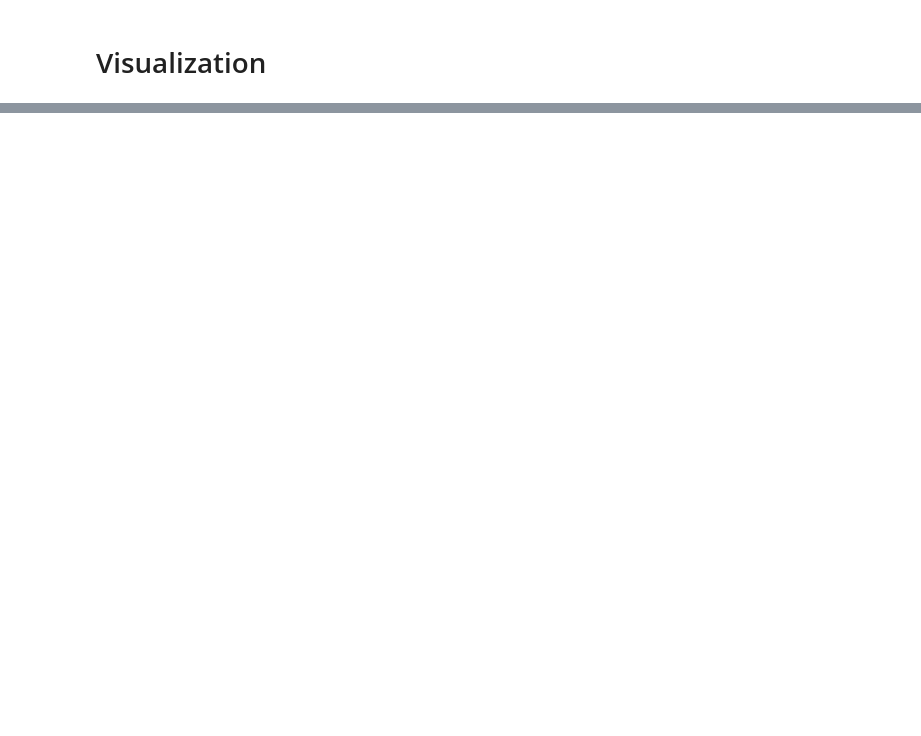
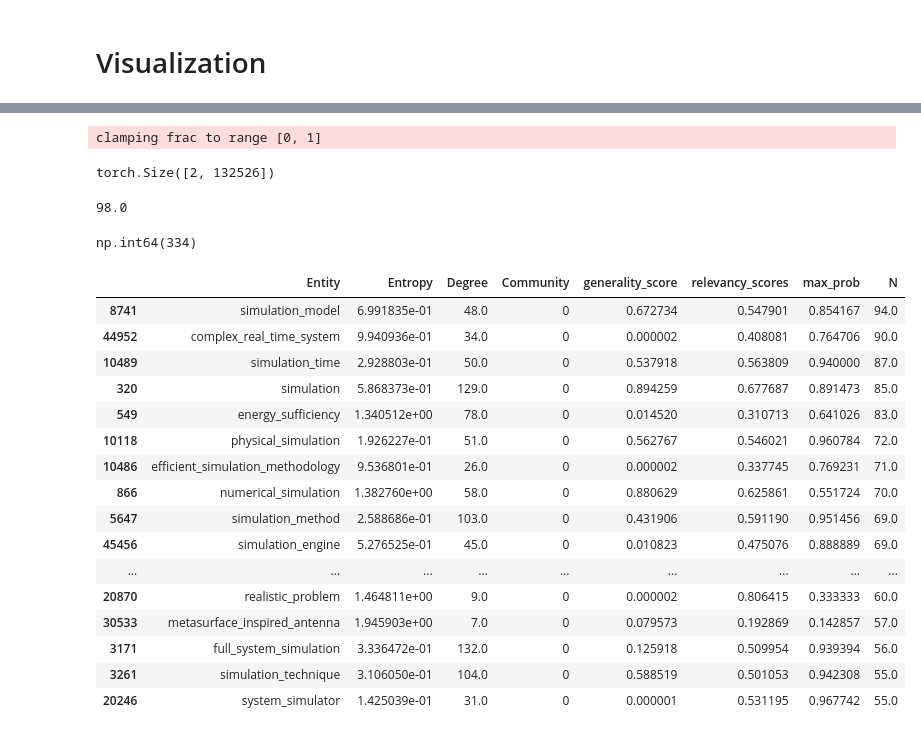
Before and after one commit to abdelnour13/ExMap, a Jupyter notebook: notebooks/Evaluation_SSL.ipynb, the cells around one changed output, grey strips where cells are left out. Cells and saved outputs as stored; diff of their text form; code cells hidden in the pictures; blank space fills up the shorter version.

```diff
--- a/notebooks/Evaluation_SSL.ipynb
+++ b/notebooks/Evaluation_SSL.ipynb
@@ -536,0 +713,58 @@ array([[0.2 ],
+# %%
+louvain = Leiden(resolution=10)
+
+edge_index, weights = generate_threshold_based_graph(E, 0.7)
+print(edge_index.shape)
+edge_index, weights = gnn_utils.remove_self_loops(edge_index, weights)
+g_data = from_edge_list(edge_index.t().tolist())
+p = louvain.fit_predict_proba(g_data)
+i = p.argmax(-1)
+# %% [output]
+clamping frac to range [0, 1]
+torch.Size([2, 132526])
+# %%
+entities = np.array([e.id for e in graph._nodes['Entity']._nodes])
+scores =  graph._nodes['Entity']._features['generality_scores'].numpy()
+# %%
+graph._nodes['Entity'].get_node('parameter').properties['degree']
+# %% [output]
+98.0
+# %%
+def entropy(p : Tensor) -> Tensor:
+    return - torch.sum(p * torch.log(p + 1e-6), dim=-1)
+# %%
+df = pd.DataFrame(data={
+    "Entity" : entities,
+    "Entropy" : entropy(torch.from_numpy(p)).numpy(),
+    "Degree" : gnn_utils.degree(edge_index[0], num_nodes=E.shape[0]) + gnn_utils.degree(edge_index[1], num_nodes=E.shape[0]),
+    "Community" : i,
+    "generality_score" : graph._nodes['Entity']._features['generality_scores'],
+    "relevancy_scores" : graph._nodes['Entity']._features['relevancy_scores'],
+    "max_prob" : p.max(axis=-1),
+    "N" : N
+})
+# %%
+index = df['Community'].value_counts()
+np.sum(index >= 50)
+# %% [output]
+np.int64(334)
+# %%
+df[df['Community'] == 0].sort_values(by='N', ascending=False).head(20)
+# %% [output]
+|  | Entity | Entropy | Degree | Community | generality_score | relevancy_scores | max_prob | N |
+| 8741 | simulation_model | 6.991835e-01 | 48.0 | 0 | 0.672734 | 0.547901 | 0.854167 | 94.0 |
+| 44952 | complex_real_time_system | 9.940936e-01 | 34.0 | 0 | 0.000002 | 0.408081 | 0.764706 | 90.0 |
+| 10489 | simulation_time | 2.928803e-01 | 50.0 | 0 | 0.537918 | 0.563809 | 0.940000 | 87.0 |
+| 320 | simulation | 5.868373e-01 | 129.0 | 0 | 0.894259 | 0.677687 | 0.891473 | 85.0 |
+| 549 | energy_sufficiency | 1.340512e+00 | 78.0 | 0 | 0.014520 | 0.310713 | 0.641026 | 83.0 |
+| 10118 | physical_simulation | 1.926227e-01 | 51.0 | 0 | 0.562767 | 0.546021 | 0.960784 | 72.0 |
+| 10486 | efficient_simulation_methodology | 9.536801e-01 | 26.0 | 0 | 0.000002 | 0.337745 | 0.769231 | 71.0 |
+| 866 | numerical_simulation | 1.382760e+00 | 58.0 | 0 | 0.880629 | 0.625861 | 0.551724 | 70.0 |
+| 5647 | simulation_method | 2.588686e-01 | 103.0 | 0 | 0.431906 | 0.591190 | 0.951456 | 69.0 |
+| 45456 | simulation_engine | 5.276525e-01 | 45.0 | 0 | 0.010823 | 0.475076 | 0.888889 | 69.0 |
+| ... | ... | ... | ... | ... | ... | ... | ... | ... |
+| 20870 | realistic_problem | 1.464811e+00 | 9.0 | 0 | 0.000002 | 0.806415 | 0.333333 | 60.0 |
+| 30533 | metasurface_inspired_antenna | 1.945903e+00 | 7.0 | 0 | 0.079573 | 0.192869 | 0.142857 | 57.0 |
+| 3171 | full_system_simulation | 3.336472e-01 | 132.0 | 0 | 0.125918 | 0.509954 | 0.939394 | 56.0 |
+| 3261 | simulation_technique | 3.106050e-01 | 104.0 | 0 | 0.588519 | 0.501053 | 0.942308 | 55.0 |
+| 20246 | system_simulator | 1.425039e-01 | 31.0 | 0 | 0.000001 | 0.531195 | 0.967742 | 55.0 |
```
Also changed, not shown: parts of 93 cells of this notebook, 14 other files.
